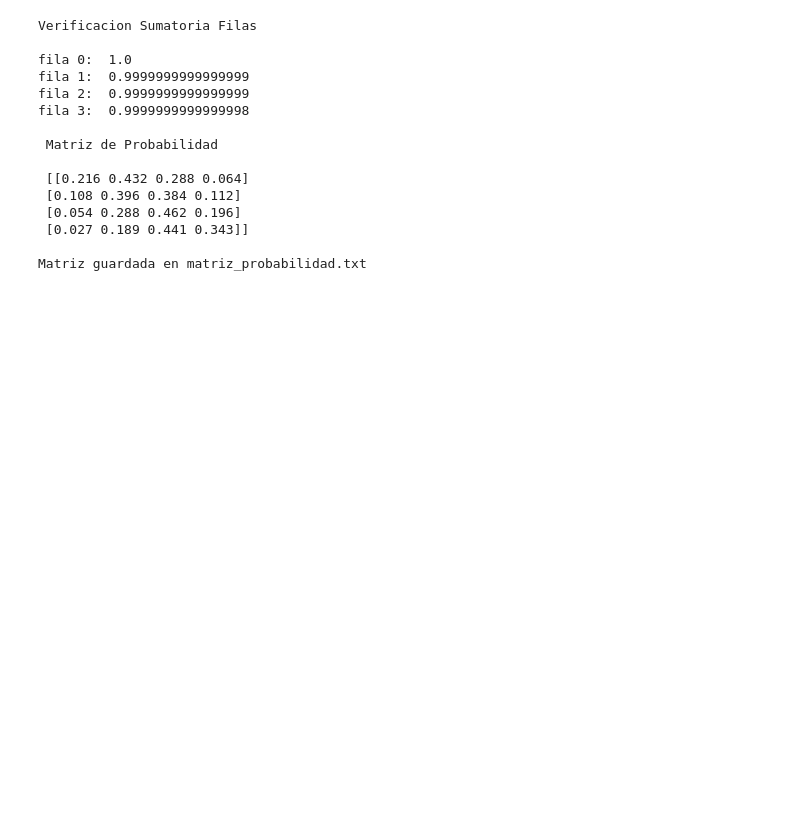
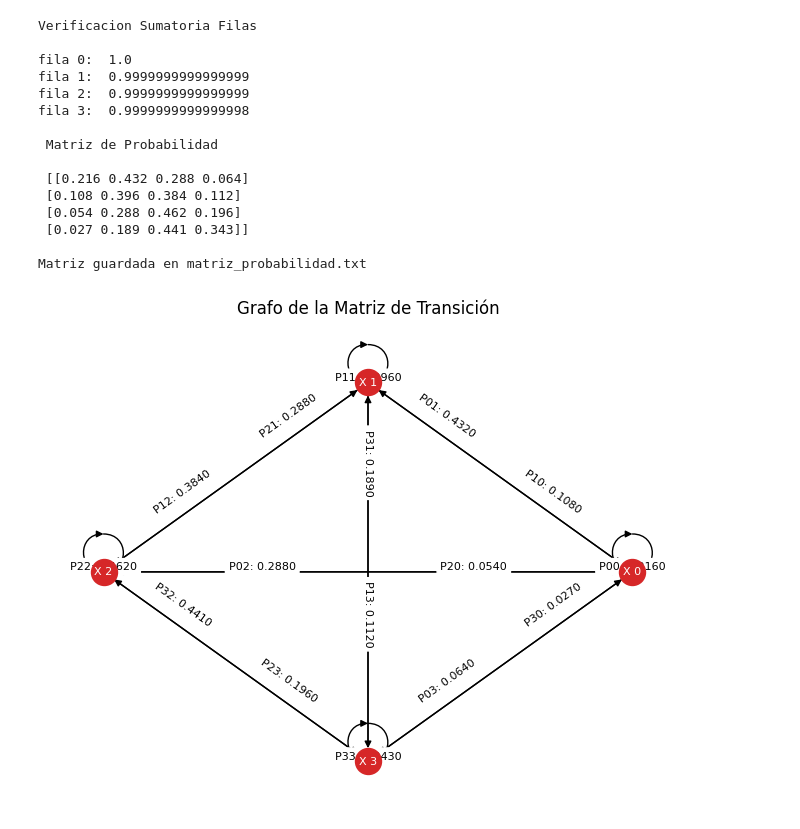
Before and after one commit to Julian-Chingal/Probabilisticos, a Jupyter notebook: Entrega_1/cadenas.ipynb, the cells around one changed output. Drawn from its saved outputs; the diff is of its cells as text; code cells hidden in the pictures; blank space fills up the shorter version.

```diff
--- a/Entrega_1/cadenas.ipynb
+++ b/Entrega_1/cadenas.ipynb
@@ -136,3 +136,32 @@ fila 3:  0.9999999999999998
  [0.027 0.189 0.441 0.343]]
 
 Matriz guardada en matriz_probabilidad.txt
+# %%
+#Graph
+Graph = nx.DiGraph()
+
+identifiers = ['X {}'.format(i) for i in range(N + 1)]
+edge_labels = {}
+
+for i in range(N+1):
+    for j in range(N+1):
+        MP = P[i][j]
+        if MP > 0:
+            origin = identifiers[i]
+            destiny = identifiers[j]
+            Graph.add_edge(origin, destiny, weight = MP)
+            Graph.add_edge(destiny, origin, weight = MP)
+            pro = '{:.4f}'.format(P[i][j])
+            edge_labels[(origin, destiny)] = f'P{origin.split()[1]}{destiny.split()[1]}: {pro}'
+
+pos = nx.circular_layout(Graph)
+
+nx.draw(Graph, pos, with_labels=True, node_size=350, node_color="tab:red", font_size=8, font_color="white")
+nx.draw_networkx_edge_labels(Graph, pos, edge_labels=edge_labels, label_pos= 0.3, font_size=8, verticalalignment='bottom')
+
+
+plt.title("Grafo de la Matriz de Transición")
+plt.axis("off")  # Oculta los ejes
+plt.show()
+# %% [output]
+[figure, added]
```
Also changed, not shown: parts of 3 cells of this notebook.
